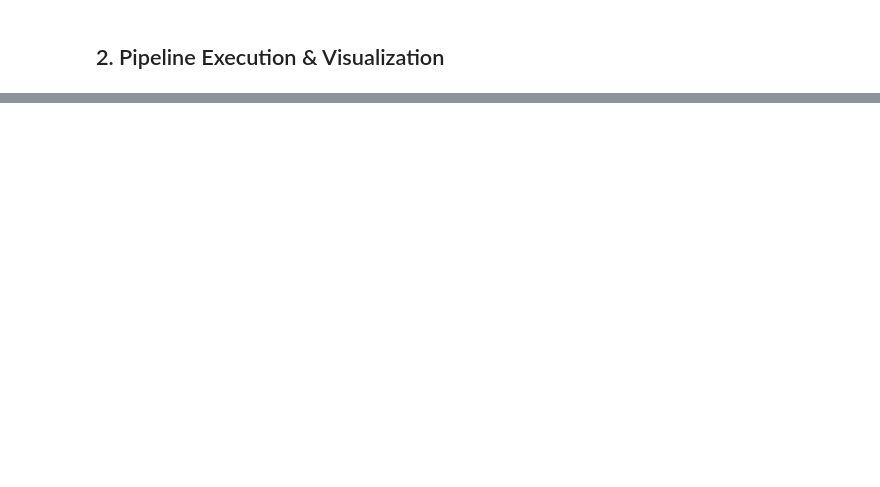
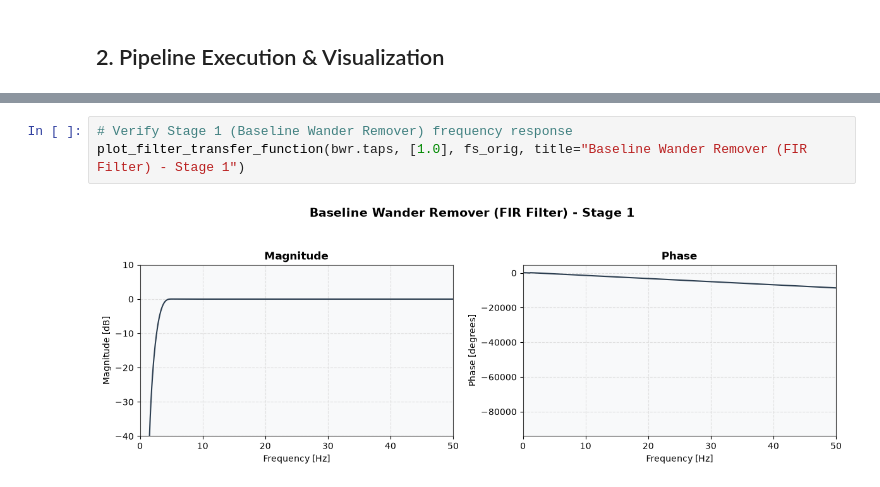
Before and after one commit to fedeceru/BSP_project, a Jupyter notebook: notebooks/main_analysis.ipynb, the cells around one changed output, grey strips where cells are left out. Drawn from its saved outputs; the diff is of its cells as text; blank space fills up the shorter version.

```diff
--- a/notebooks/main_analysis.ipynb
+++ b/notebooks/main_analysis.ipynb
@@ -83 +96,6 @@ plot_qrs_detection(t_plot, s4_signal[:plot_samples, :], maternal_enhanced[:plot_
+# %%
+# Verify Stage 1 (Baseline Wander Remover) frequency response
+plot_filter_transfer_function(bwr.taps, [1.0], fs_orig, title="Baseline Wander Remover (FIR Filter) - Stage 1")
+# %% [output]
+[figure, added]
 # %%
```
Also changed, not shown: parts of 7 cells of this notebook, 4 other files.
